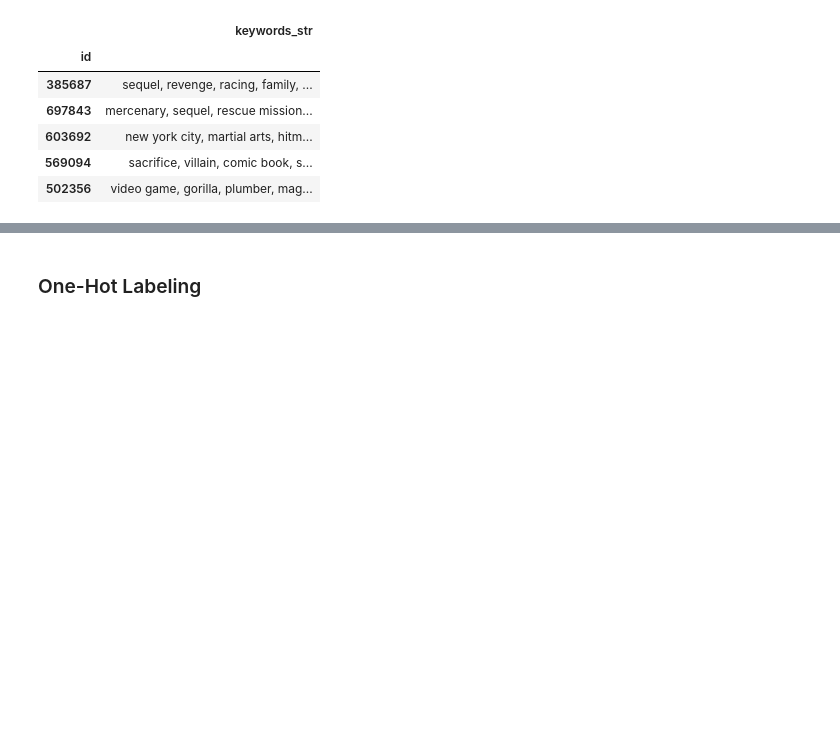
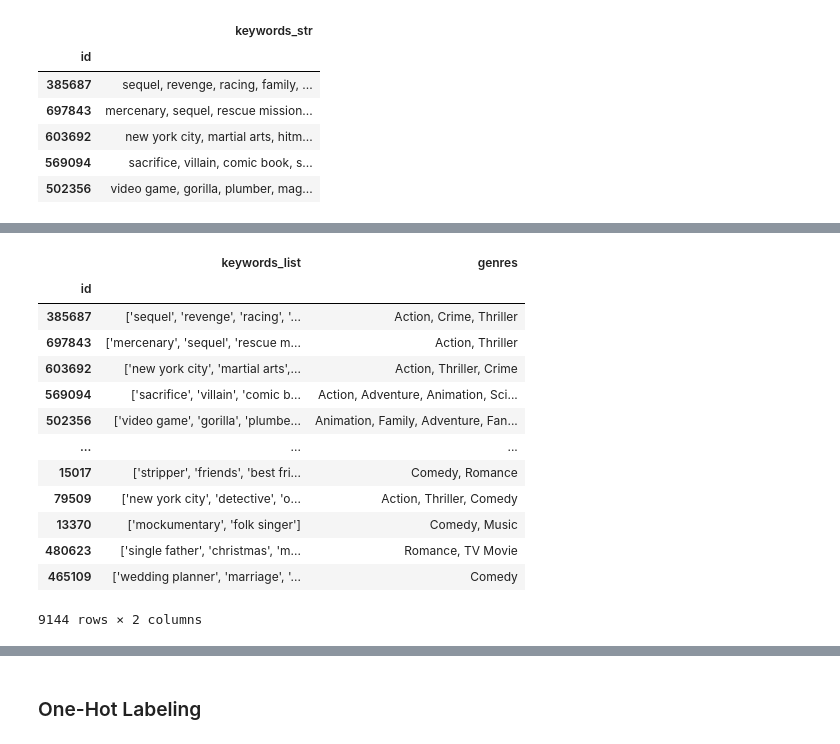
Before and after one commit to fadeeva/normal_projects, a Jupyter notebook: Popular_10000_movies_listed_on_TMDb/Data_Prepare.ipynb, the cells around one changed output, grey strips where cells are left out. Cells and saved outputs as stored; diff of their text form; code cells hidden in the pictures; blank space fills up the shorter version.

```diff
--- a/Popular_10000_movies_listed_on_TMDb/Data_Prepare.ipynb
+++ b/Popular_10000_movies_listed_on_TMDb/Data_Prepare.ipynb
@@ -543,0 +571,17 @@ df.to_csv('data/keywords_str.csv')
+# %%
+kw_list
+# %% [output]
+|  | keywords_list | genres |
+| id |  |  |
+| 385687 | ['sequel', 'revenge', 'racing', '... | Action, Crime, Thriller |
+| 697843 | ['mercenary', 'sequel', 'rescue m... | Action, Thriller |
+| 603692 | ['new york city', 'martial arts',... | Action, Thriller, Crime |
+| 569094 | ['sacrifice', 'villain', 'comic b... | Action, Adventure, Animation, Sci... |
+| 502356 | ['video game', 'gorilla', 'plumbe... | Animation, Family, Adventure, Fan... |
+| ... | ... | ... |
+| 15017 | ['stripper', 'friends', 'best fri... | Comedy, Romance |
+| 79509 | ['new york city', 'detective', 'o... | Action, Thriller, Comedy |
+| 13370 | ['mockumentary', 'folk singer'] | Comedy, Music |
+| 480623 | ['single father', 'christmas', 'm... | Romance, TV Movie |
+| 465109 | ['wedding planner', 'marriage', '... | Comedy |
+9144 rows × 2 columns
```
Also changed, not shown: parts of 12 cells of this notebook.
